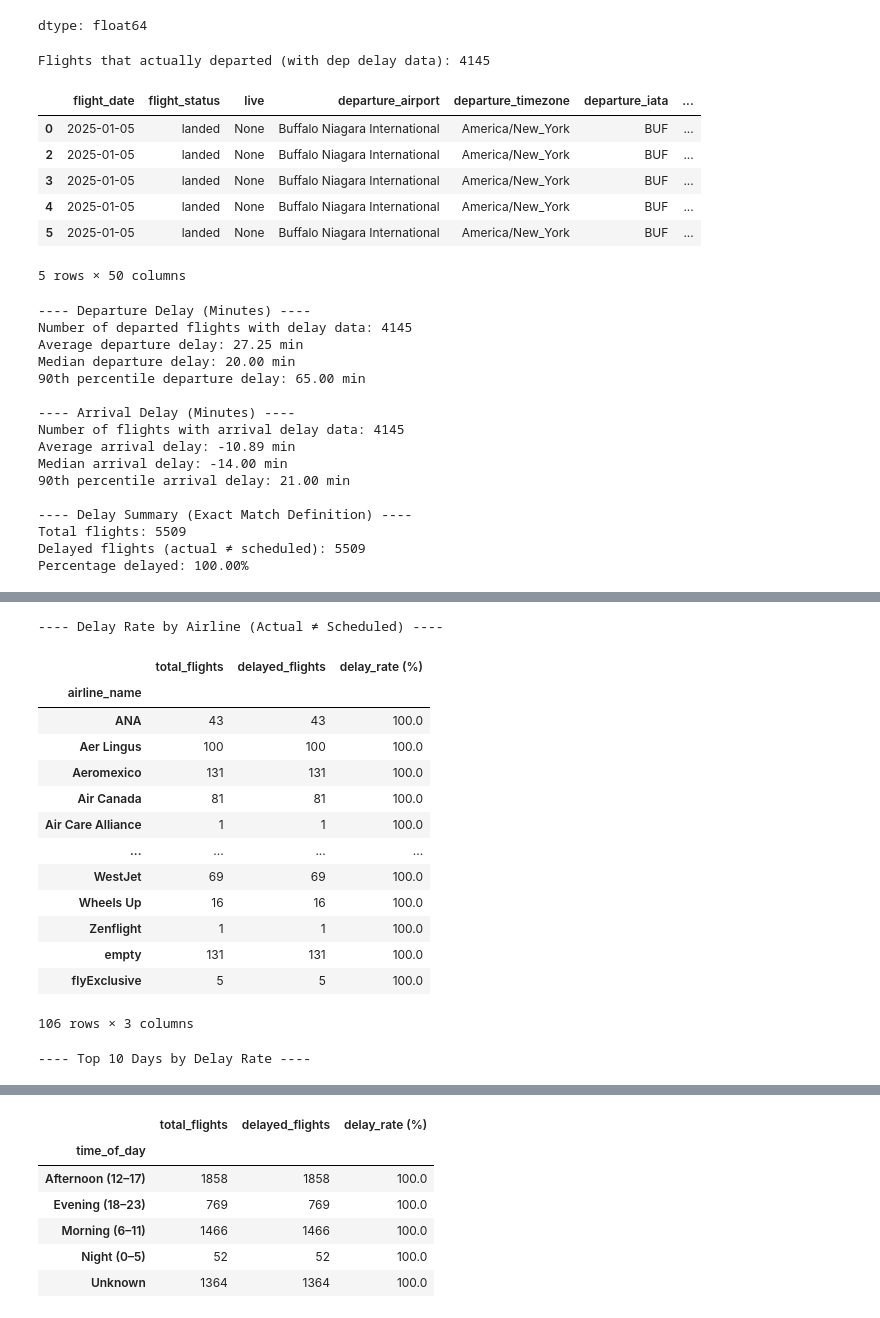
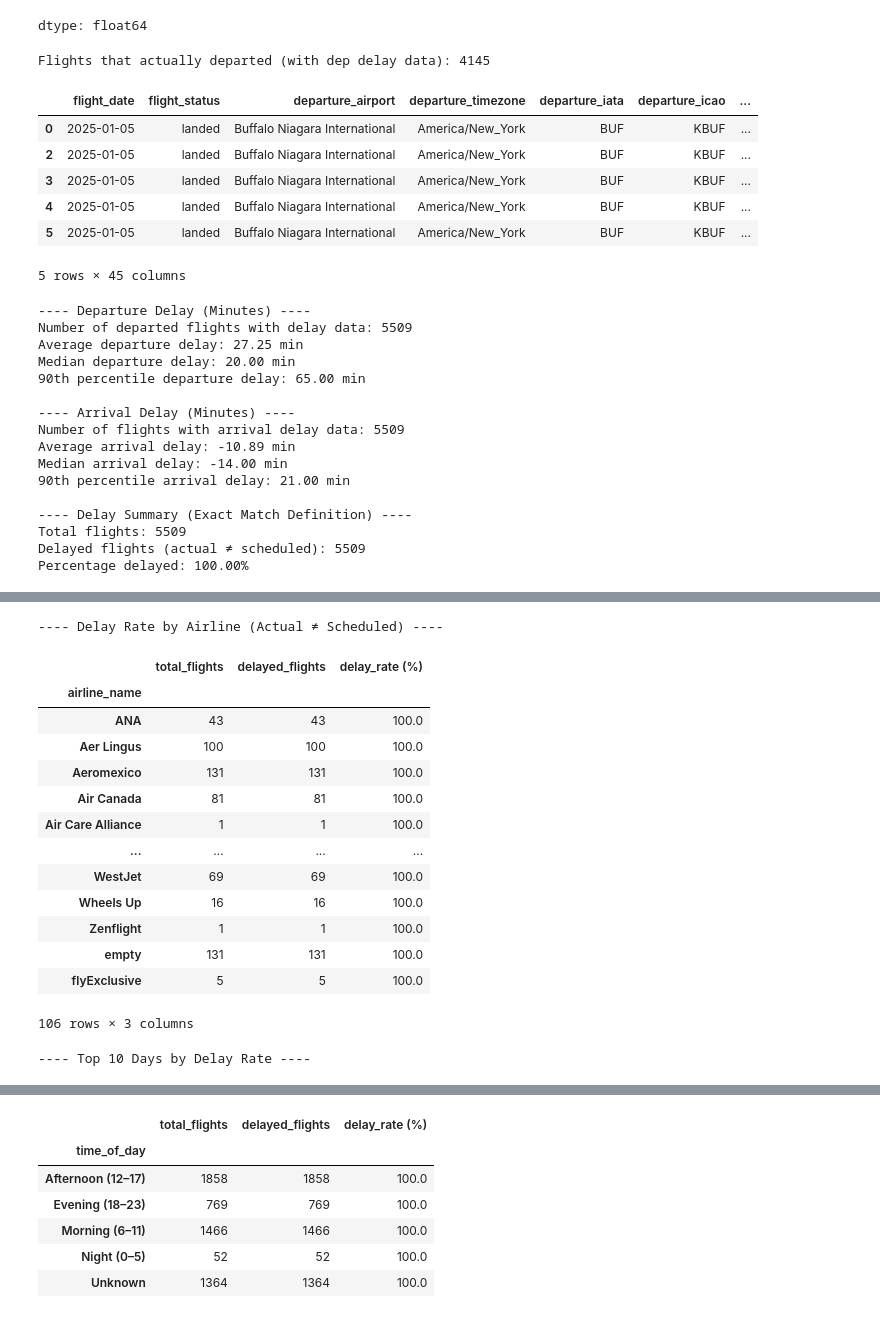
Before and after one commit to christinapratas-ctrl/Stock-Market-Analysis, a Jupyter notebook: fligh_data.ipynb, the cells around one changed output, grey strips where cells are left out. Saved outputs shown, nothing was run; the diff lists cells and outputs as text; code cells hidden in the pictures.

```diff
--- a/fligh_data.ipynb
+++ b/fligh_data.ipynb
@@ -229,9 +165,14 @@ df = df_all.copy()
 #replacting the column names from . to a _ for easier reading
 df.columns = df.columns.str.lower().str.replace('.', '_')
 
+# Removing all the fully empty columns
+empty_cols = df.columns[df.isna().all()].tolist()
+df = df.drop(columns=empty_cols)
+#print("Dropped completely empty columns:", empty_cols)
+
 #remove any duplicates from main set
 df = df.drop_duplicates()
-print("After dropping duplicates:", df.shape)
+#print("After dropping duplicates:", df.shape)
 
 df.head(10)
 # %% [output]
@@ -304,12 +291,11 @@ the negative value means the flight either arrived/departed early.
 # %%
 #handle missing values:
 
-
 #  fill in missing gate terminal/gate information
-df['departure_terminal'] = df['departure_terminal'].fillna("Unknown")
+#df['departure_terminal'] = df['departure_terminal'].fillna("Unknown")
 df['departure_gate'] = df['departure_gate'].fillna("Unknown")
 
-# Drop flights missing flight_status (dropping flihts that do not have a flight states; prob will not happen, but checking in case)
+# Drop flights missing flight_status (dropping flights that do not have a flight status; prob will not happen, but checking in case)
 df = df.dropna(subset=['flight_status'])
 
 
@@ -504,8 +538,8 @@ print("Flights that actually departed (with dep delay data):", len(df_departed))
 display(df_departed.head())
 
 # Extract delay columns from df_departed
-dep_delays = df_departed['dep_delay_min']
-arr_delays = df_departed['arr_delay_min']
+dep_delays = df['dep_delay_min']
+arr_delays = df['arr_delay_min']
 
 print("\n---- Departure Delay (Minutes) ----")
 print(f"Number of departed flights with delay data: {len(dep_delays)}")
@@ -522,13 +556,13 @@ print(f"90th percentile arrival delay: {arr_delays.quantile(0.90):.2f} min")
 # 2) Define "delayed" using your chosen rule:
 #    A flight is delayed if actual departure OR arrival time != scheduled
 
+
 df['is_delayed_exact'] = (
     (df['departure_actual'] != df['departure_scheduled']) |
     (df['arrival_actual'] != df['arrival_scheduled'])
 )
 
 # Percentage of delayed flights (based on exact time mismatch)
-
 num_delayed = df['is_delayed_exact'].sum()
 total_flights = len(df)
 percent_delayed = (num_delayed / total_flights) * 100
@@ -554,48 +588,48 @@ airline_delay_stats = df.groupby('airline_name').agg(
     total_flights=('airline_name', 'count'),
     delayed_flights=('is_delayed_exact', 'sum')
 )
 
 airline_delay_stats['delay_rate (%)'] = (
     airline_delay_stats['delayed_flights'] /
     airline_delay_stats['total_flights'] * 100
 )
 
 airline_delay_stats = airline_delay_stats.sort_values('delay_rate (%)', ascending=False)
 
 print("\n---- Delay Rate by Airline (Actual ≠ Scheduled) ----")
 display(airline_delay_stats)
 
 # 4) Delays by specific days (helpful for potential weather impact)
 
 daily_delay_stats = df.groupby('flight_date').agg(
     total_flights=('flight_date', 'count'),
     delayed_flights=('is_delayed_exact', 'sum')
 )
 
 daily_delay_stats['delay_rate (%)'] = (
     daily_delay_stats['delayed_flights'] /
     daily_delay_stats['total_flights'] * 100
 )
 
 print("\n---- Top 10 Days by Delay Rate ----")
 display(daily_delay_stats.sort_values('delay_rate (%)', ascending=False).head(10))
 # %% [output]
 Flights that actually departed (with dep delay data): 4145
-|  | flight_date | flight_status | live | departure_airport | departure_timezone | departure_iata | ... |
-| 0 | 2025-01-05 | landed | None | Buffalo Niagara International | America/New_York | BUF | ... |
-| 2 | 2025-01-05 | landed | None | Buffalo Niagara International | America/New_York | BUF | ... |
-| 3 | 2025-01-05 | landed | None | Buffalo Niagara International | America/New_York | BUF | ... |
-| 4 | 2025-01-05 | landed | None | Buffalo Niagara International | America/New_York | BUF | ... |
-| 5 | 2025-01-05 | landed | None | Buffalo Niagara International | America/New_York | BUF | ... |
+|  | flight_date | flight_status | departure_airport | departure_timezone | departure_iata | departure_icao | ... |
+| 0 | 2025-01-05 | landed | Buffalo Niagara International | America/New_York | BUF | KBUF | ... |
+| 2 | 2025-01-05 | landed | Buffalo Niagara International | America/New_York | BUF | KBUF | ... |
+| 3 | 2025-01-05 | landed | Buffalo Niagara International | America/New_York | BUF | KBUF | ... |
+| 4 | 2025-01-05 | landed | Buffalo Niagara International | America/New_York | BUF | KBUF | ... |
+| 5 | 2025-01-05 | landed | Buffalo Niagara International | America/New_York | BUF | KBUF | ... |
-5 rows × 50 columns
+5 rows × 45 columns
 ---- Departure Delay (Minutes) ----
-Number of departed flights with delay data: 4145
+Number of departed flights with delay data: 5509
 Average departure delay: 27.25 min
 Median departure delay: 20.00 min
 90th percentile departure delay: 65.00 min
 
 ---- Arrival Delay (Minutes) ----
-Number of flights with arrival delay data: 4145
+Number of flights with arrival delay data: 5509
 Average arrival delay: -10.89 min
 Median arrival delay: -14.00 min
 90th percentile arrival delay: 21.00 min
```
Also changed, not shown: parts of 28 cells of this notebook.
